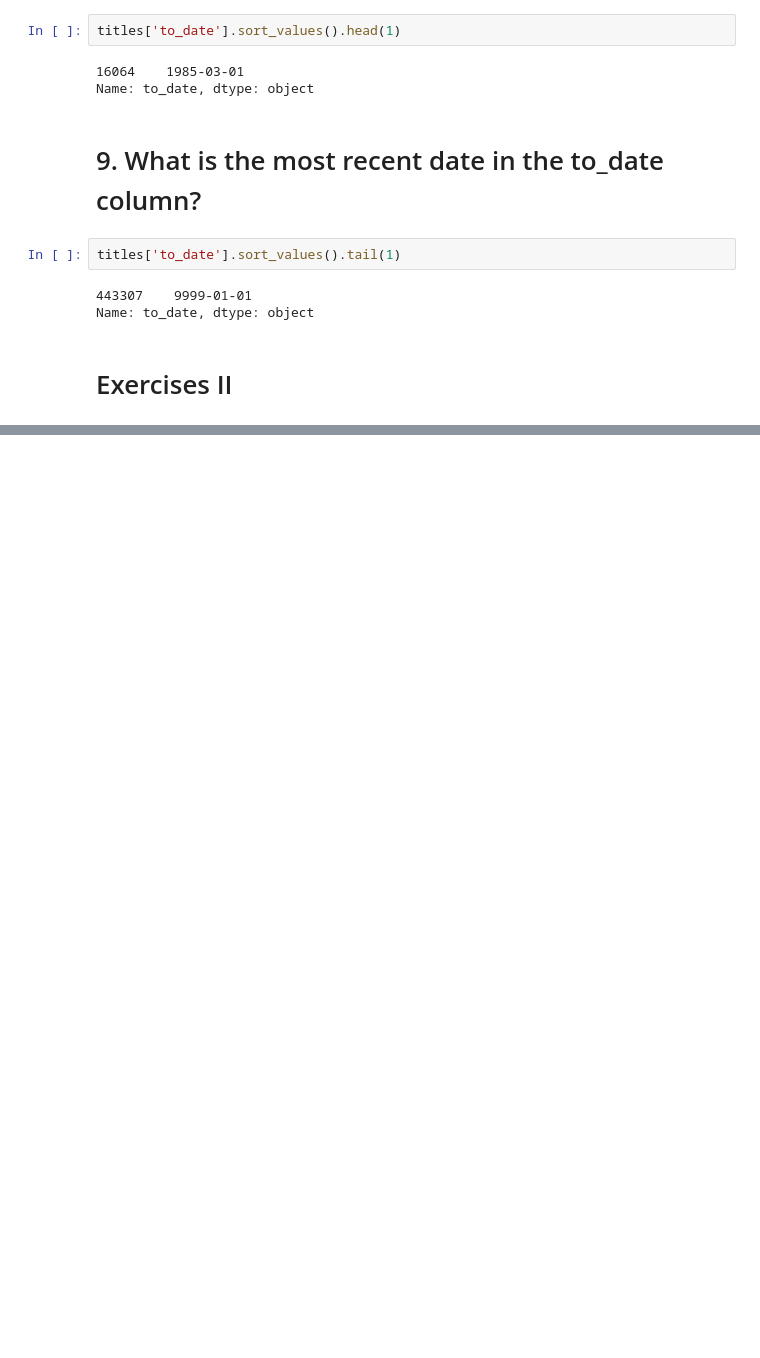
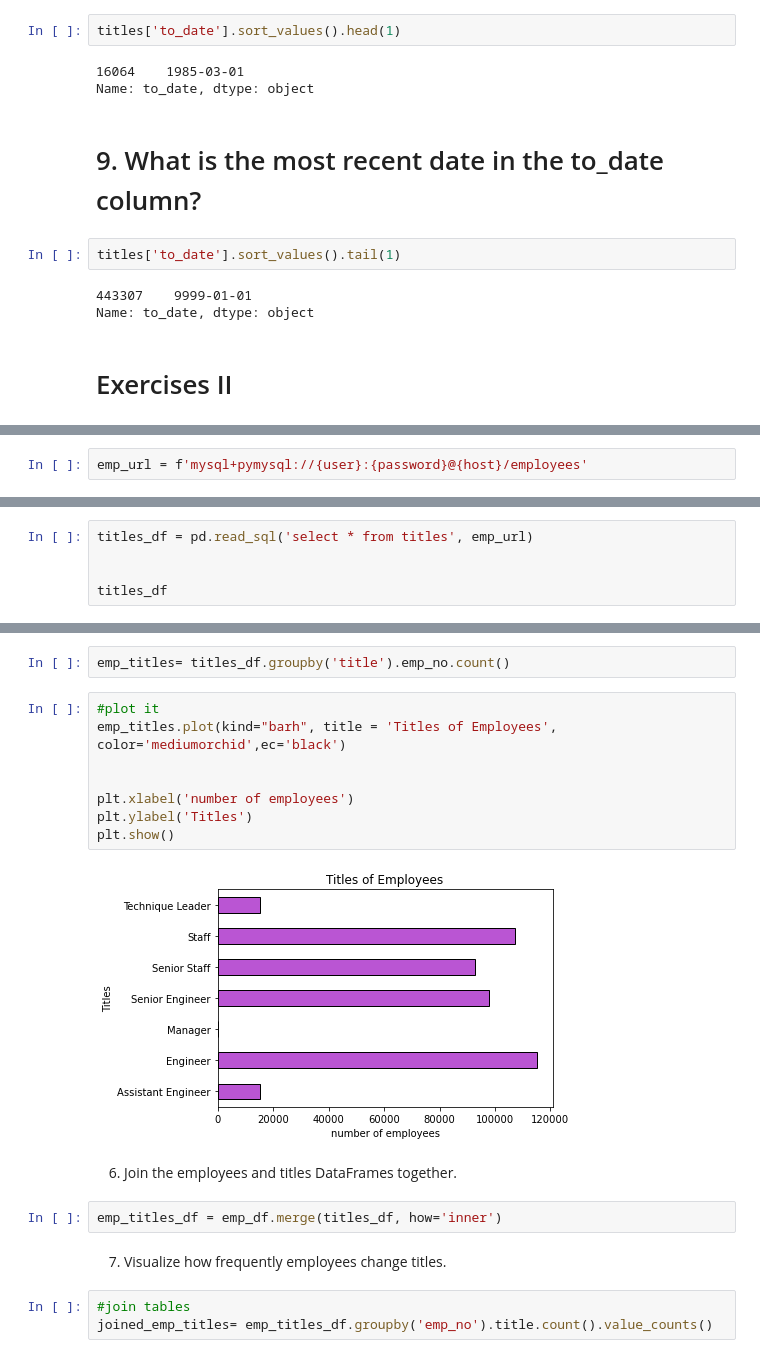
Before and after one commit to LinhQuach13/numpy-pandas-visualization-exercises, a Jupyter notebook: advanced_dataframes.ipynb, the cells around one changed output, grey strips where cells are left out. Cells and saved outputs as stored; diff of their text form; blank space fills up the shorter version.

```diff
--- a/advanced_dataframes.ipynb
+++ b/advanced_dataframes.ipynb
@@ -203,0 +558,2 @@ Name: to_date, dtype: object
+# %%
+emp_url = f'mysql+pymysql://{user}:{password}@{host}/employees'
@@ -203,0 +565,5 @@ Name: to_date, dtype: object
+# %%
+titles_df = pd.read_sql('select * from titles', emp_url)
+
+
+titles_df
@@ -203,0 +584,21 @@ Name: to_date, dtype: object
+# %%
+emp_titles= titles_df.groupby('title').emp_no.count()
+# %%
+#plot it
+emp_titles.plot(kind="barh", title = 'Titles of Employees', color='mediumorchid',ec='black')
+
+
+plt.xlabel('number of employees')
+plt.ylabel('Titles')
+plt.show()
+# %% [output]
+[figure, added]
+# %% [markdown]
+6. Join the employees and titles DataFrames together.
+# %%
+emp_titles_df = emp_df.merge(titles_df, how='inner')
+# %% [markdown]
+7. Visualize how frequently employees change titles.
+# %%
+#join tables
+joined_emp_titles= emp_titles_df.groupby('emp_no').title.count().value_counts()
```
Also changed, not shown: parts of 93 cells of this notebook.
